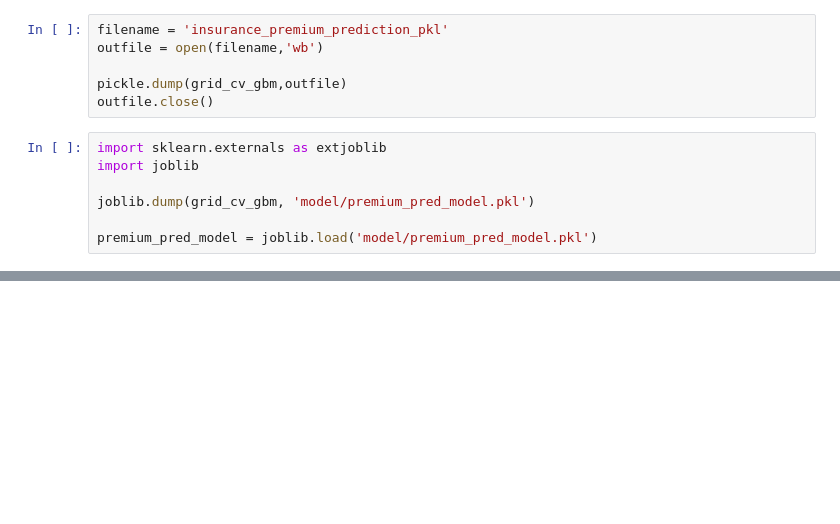
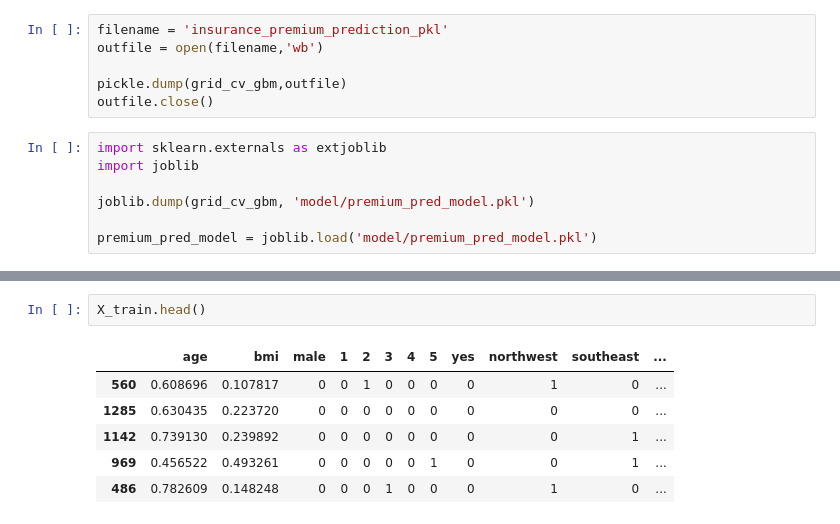
Before and after one commit to Sushil-Deore/Fault_prediction, a Jupyter notebook: Insurance Premium Prediction.ipynb, the cells around one changed output, grey strips where cells are left out. Cells and saved outputs as stored; diff of their text form; blank space fills up the shorter version.

```diff
--- a/Insurance Premium Prediction.ipynb
+++ b/Insurance Premium Prediction.ipynb
@@ -797,0 +829,9 @@ premium_pred_model = joblib.load('model/premium_pred_model.pkl')
+# %%
+X_train.head()
+# %% [output]
+|  | age | bmi | male | 1 | 2 | 3 | 4 | 5 | yes | northwest | southeast | ... |
+| 560 | 0.608696 | 0.107817 | 0 | 0 | 1 | 0 | 0 | 0 | 0 | 1 | 0 | ... |
+| 1285 | 0.630435 | 0.223720 | 0 | 0 | 0 | 0 | 0 | 0 | 0 | 0 | 0 | ... |
+| 1142 | 0.739130 | 0.239892 | 0 | 0 | 0 | 0 | 0 | 0 | 0 | 0 | 1 | ... |
+| 969 | 0.456522 | 0.493261 | 0 | 0 | 0 | 0 | 0 | 1 | 0 | 0 | 1 | ... |
+| 486 | 0.782609 | 0.148248 | 0 | 0 | 0 | 1 | 0 | 0 | 0 | 1 | 0 | ... |
```
Also changed, not shown: parts of 7 cells of this notebook, 3 other files.
